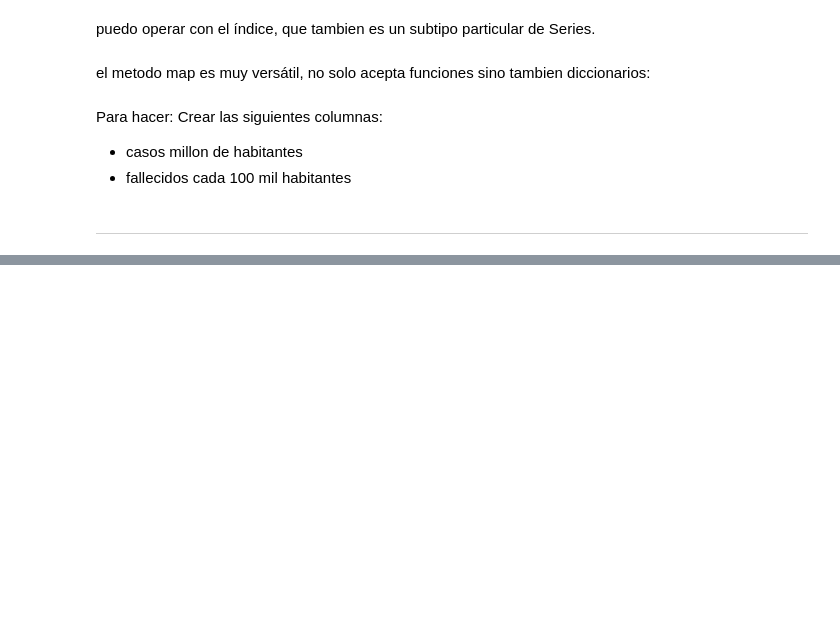
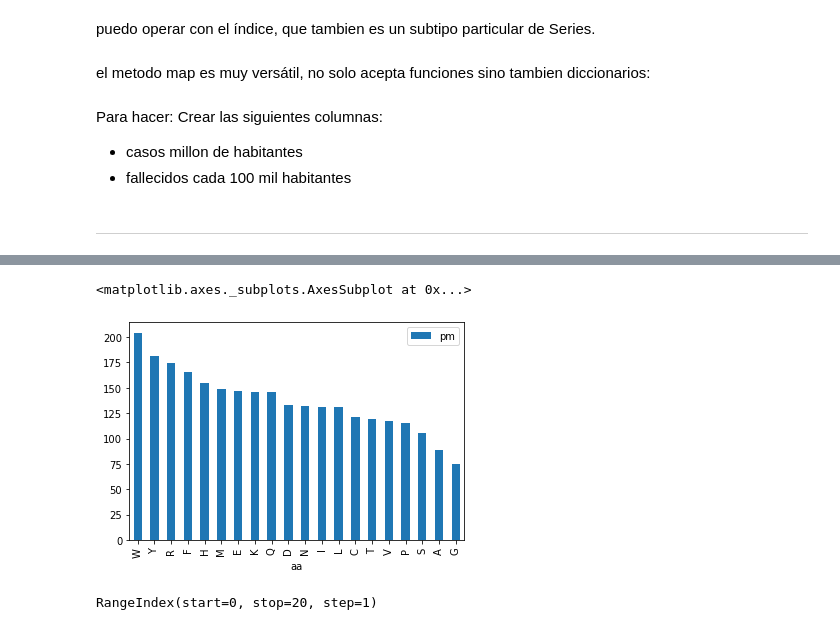
Before and after one commit to Ferorti/escuela2021, a Jupyter notebook: clases/clase_xx_pandas.ipynb, the cells around one changed output, grey strips where cells are left out. Cells and saved outputs as stored; diff of their text form; code cells hidden in the pictures; blank space fills up the shorter version.

```diff
--- a/clases/clase_xx_pandas.ipynb
+++ b/clases/clase_xx_pandas.ipynb
@@ -354,0 +384,9 @@ sudamerica
+# %%
+df.set_index("aa").sort_values("pm", ascending=False).plot.bar()
+# %% [output]
+<matplotlib.axes._subplots.AxesSubplot at 0x...>
+[figure, added]
+# %%
+serie.index
+# %% [output]
+RangeIndex(start=0, stop=20, step=1)
```
Also changed, not shown: parts of 5 cells of this notebook, 3 other files.
